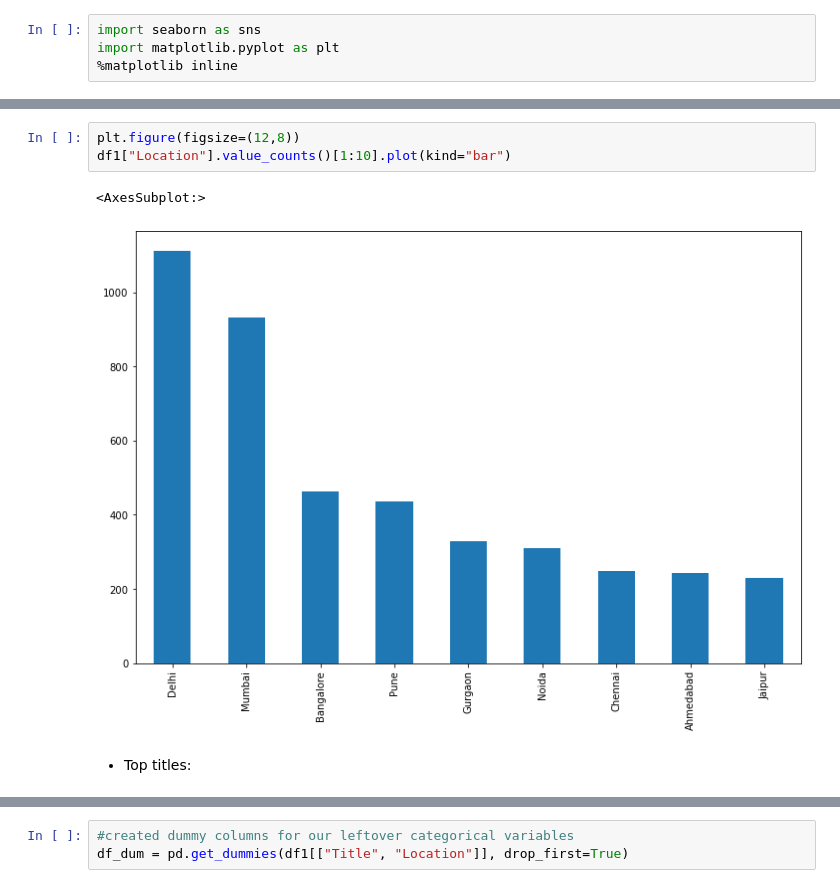
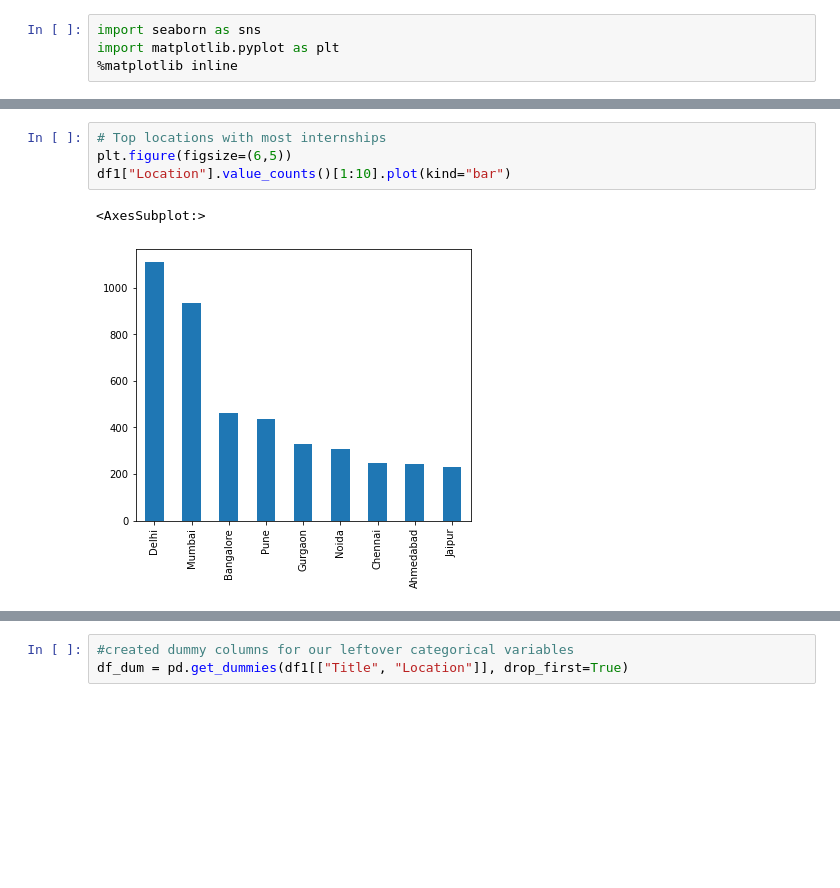
Before and after one commit to rishi5565/internshala-stipend-estimator, a Jupyter notebook: data_cleaning_processing_eda_modelling.ipynb, the cells around one changed output, grey strips where cells are left out. Cells and saved outputs as stored; diff of their text form; blank space fills up the shorter version.

```diff
--- a/data_cleaning_processing_eda_modelling.ipynb
+++ b/data_cleaning_processing_eda_modelling.ipynb
@@ -232,9 +230,8 @@ plt.xticks(rotation=90)
 # %%
-plt.figure(figsize=(12,8))
+# Top locations with most internships
+plt.figure(figsize=(6,5))
 df1["Location"].value_counts()[1:10].plot(kind="bar")
 # %% [output]
 <AxesSubplot:>
-[figure, old version]
+[figure, new version]
-# %% [markdown]
-* Top titles:
 # %%
```
Also changed, not shown: parts of 54 cells of this notebook, 2 other files.
